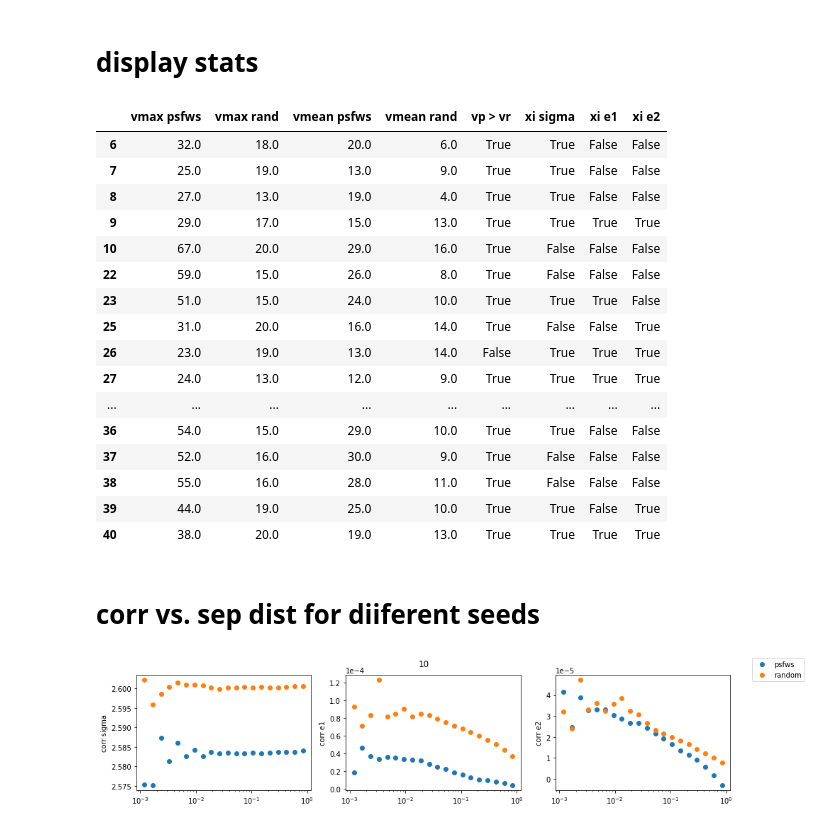
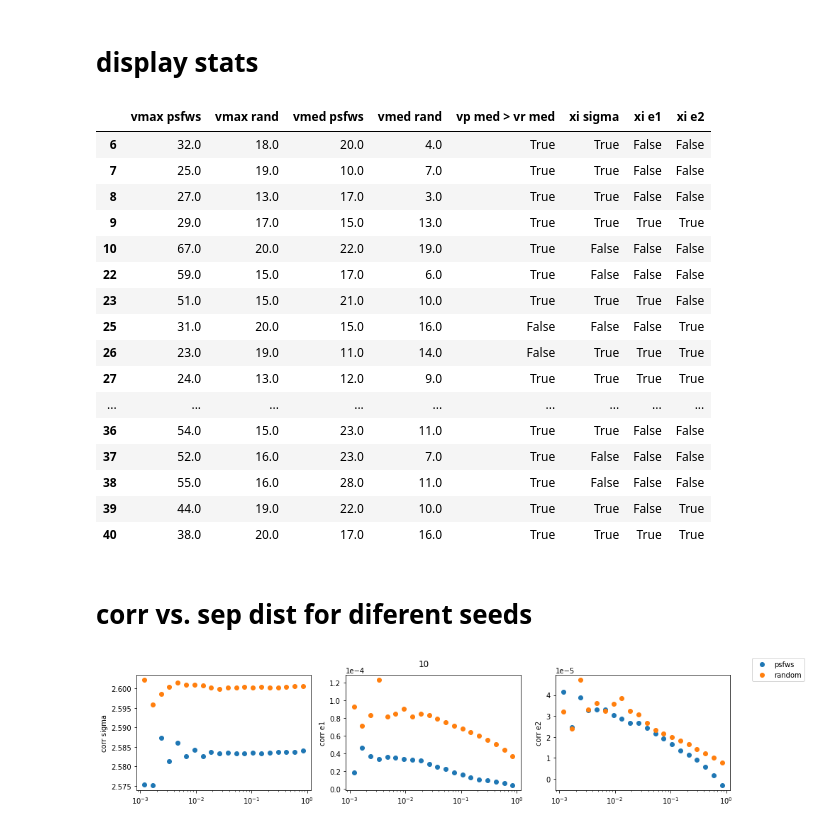
Before and after one commit to insepien/psf, a Jupyter notebook: statsplot_same_h.ipynb, the cells around one changed output. Drawn from its saved outputs; the diff is of its cells as text; code cells hidden in the pictures.

```diff
--- a/statsplot_same_h.ipynb
+++ b/statsplot_same_h.ipynb
@@ -30,8 +30,10 @@ xi_e1R = {}
 xi_e2P = {}
 xi_e2R = {}
 
-xi_meanP={}
-xi_meanR={}
+a={}
+
+xi_medP={}
+xi_medR={}
 
 airmassP = {}
 groundhP = {}
@@ -70,8 +72,9 @@ for i in ([6, 7, 8, 9,10, 22, 23, 25, 26, 27]+list(range(30,41))):
     xi_e2P[i] = xie2P
     xi_e2R[i] = xie2R
 
-    xi_meanP[i] = [np.mean(xisP), np.mean(xie1P), np.mean(xie2P)]
-    xi_meanR[i] = [np.mean(xisR), np.mean(xie1R), np.mean(xie2R)]
+    xi_medP[i] = [np.median(xisP), np.median(xie1P), np.median(xie2P)]
+    xi_medR[i] = [np.median(xisR), np.median(xie1R), np.median(xie2R)]
+    a[i] = [np.mean(xisP), np.mean(xie1P), np.mean(xie2P)]
 
     airmassP[i] = atmSummaryP['airmass']
     groundhP[i] = atmKwargsP['altitude'][0]
@@ -92,8 +117,8 @@ for i in ([6, 7, 8, 9,10, 22, 23, 25, 26, 27]+list(range(30,41))):
 # %%
 # psfws corr
-p = pd.DataFrame(xi_meanP, index=["xi sigma", "xi e1", "xi e2"]).T
+p = pd.DataFrame(xi_medP, index=["xi sigma", "xi e1", "xi e2"]).T
 # random corr
-r = pd.DataFrame(xi_meanR, index=["xi sigma", "xi e1", "xi e2"]).T
+r = pd.DataFrame(xi_medR, index=["xi sigma", "xi e1", "xi e2"]).T
 print("percent of psfws correlation greater than random correlation")
 (p > r).sum(axis=0)/(p > r).shape[0]
 # %% [output]
@@ -123,32 +148,35 @@ all groundheight = 200m
 # %%
 df = pd.DataFrame(index=[6, 7, 8, 9,10, 22, 23, 25, 26, 27]+list(range(30,41)))
 df ["vmax psfws"] = maxspdP.values()
 df ["vmax rand"] = maxspdR.values()
-df['vmean psfws'] = [np.ceil(np.mean(spdP[i])) for i in spdP]
-df['vmean rand'] = [np.ceil(np.mean(spdR[i])) for i in spdR]
-df['vp > vr'] = df['vmean psfws'] > df['vmean rand']
+df['vmed psfws'] = [np.ceil(np.median(spdP[i])) for i in spdP]
+df['vmed rand'] = [np.ceil(np.median(spdR[i])) for i in spdR]
+df['vp med > vr med'] = df['vmed psfws'] > df['vmed rand']
 df = pd.concat([df,p>r], axis=1)
+df.rename({"xi sigma":"xi_sigma p>r",
+          "xi e1":"xi_e1 p>r",
+          "xi e2":"xi_e2 p>r"},axis=1)
 df
 # %% [output]
-|  | vmax psfws | vmax rand | vmean psfws | vmean rand | vp > vr | xi sigma | xi e1 | xi e2 |
-| 6 | 32.0 | 18.0 | 20.0 | 6.0 | True | True | False | False |
-| 7 | 25.0 | 19.0 | 13.0 | 9.0 | True | True | False | False |
-| 8 | 27.0 | 13.0 | 19.0 | 4.0 | True | True | False | False |
+|  | vmax psfws | vmax rand | vmed psfws | vmed rand | vp med > vr med | xi sigma | xi e1 | xi e2 |
+| 6 | 32.0 | 18.0 | 20.0 | 4.0 | True | True | False | False |
+| 7 | 25.0 | 19.0 | 10.0 | 7.0 | True | True | False | False |
+| 8 | 27.0 | 13.0 | 17.0 | 3.0 | True | True | False | False |
 | 9 | 29.0 | 17.0 | 15.0 | 13.0 | True | True | True | True |
-| 10 | 67.0 | 20.0 | 29.0 | 16.0 | True | False | False | False |
-| 22 | 59.0 | 15.0 | 26.0 | 8.0 | True | False | False | False |
-| 23 | 51.0 | 15.0 | 24.0 | 10.0 | True | True | True | False |
-| 25 | 31.0 | 20.0 | 16.0 | 14.0 | True | False | False | True |
-| 26 | 23.0 | 19.0 | 13.0 | 14.0 | False | True | True | True |
+| 10 | 67.0 | 20.0 | 22.0 | 19.0 | True | False | False | False |
+| 22 | 59.0 | 15.0 | 17.0 | 6.0 | True | False | False | False |
+| 23 | 51.0 | 15.0 | 21.0 | 10.0 | True | True | True | False |
+| 25 | 31.0 | 20.0 | 15.0 | 16.0 | False | False | False | True |
+| 26 | 23.0 | 19.0 | 11.0 | 14.0 | False | True | True | True |
 | 27 | 24.0 | 13.0 | 12.0 | 9.0 | True | True | True | True |
 | ... | ... | ... | ... | ... | ... | ... | ... | ... |
-| 36 | 54.0 | 15.0 | 29.0 | 10.0 | True | True | False | False |
-| 37 | 52.0 | 16.0 | 30.0 | 9.0 | True | False | False | False |
+| 36 | 54.0 | 15.0 | 23.0 | 11.0 | True | True | False | False |
+| 37 | 52.0 | 16.0 | 23.0 | 7.0 | True | False | False | False |
 | 38 | 55.0 | 16.0 | 28.0 | 11.0 | True | False | False | False |
-| 39 | 44.0 | 19.0 | 25.0 | 10.0 | True | True | False | True |
-| 40 | 38.0 | 20.0 | 19.0 | 13.0 | True | True | True | True |
+| 39 | 44.0 | 19.0 | 22.0 | 10.0 | True | True | False | True |
+| 40 | 38.0 | 20.0 | 17.0 | 16.0 | True | True | True | True |
 # %% [markdown]
-# corr vs. sep dist for diiferent seeds
+# corr vs. sep dist for diferent seeds
 # %%
 for i in ([6, 7, 8, 9,10, 22, 23, 25, 26, 27]+list(range(30,41))):
     fig, ax = plt.subplots(1,3,figsize=(15,3))
```
Also changed, not shown: parts of 11 cells of this notebook.
